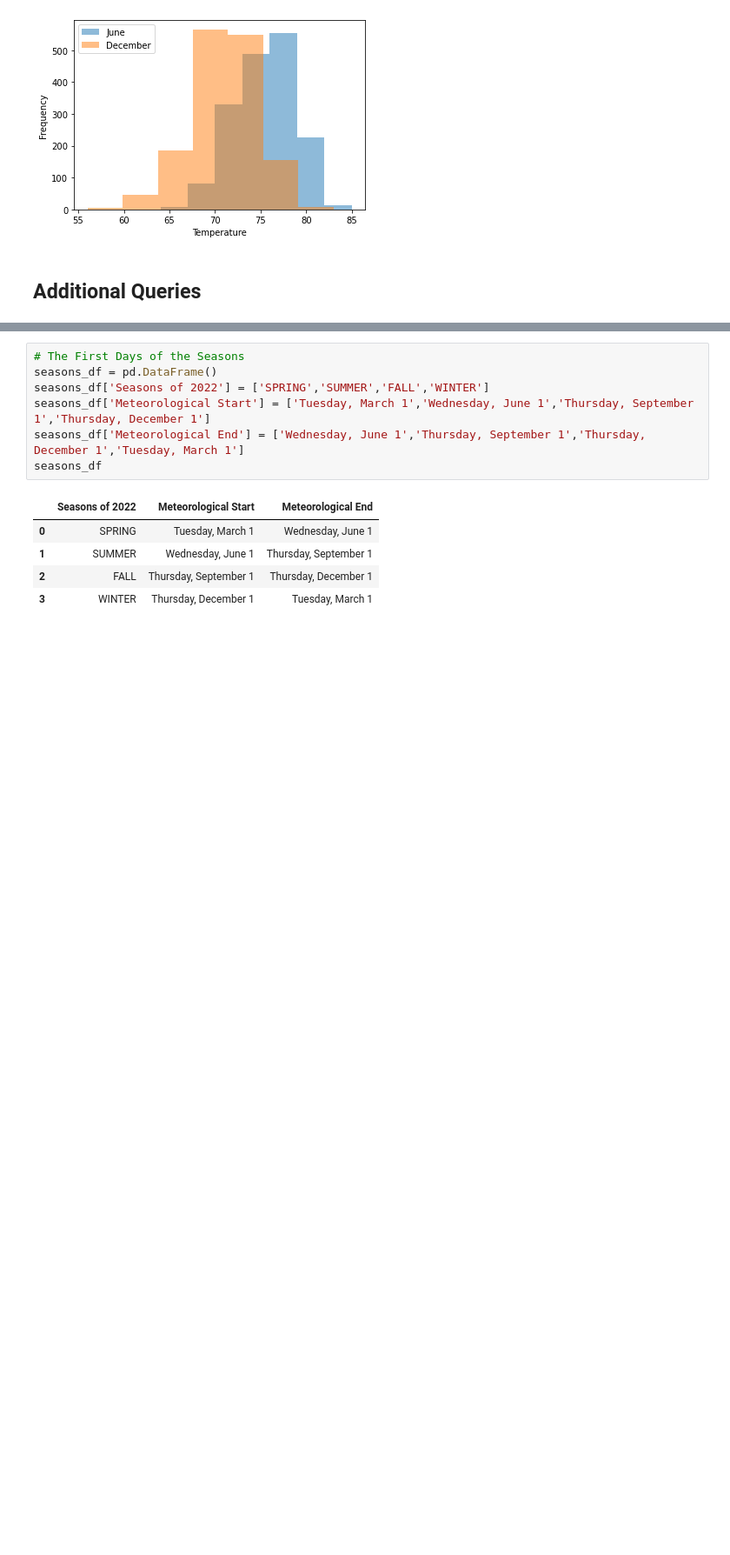
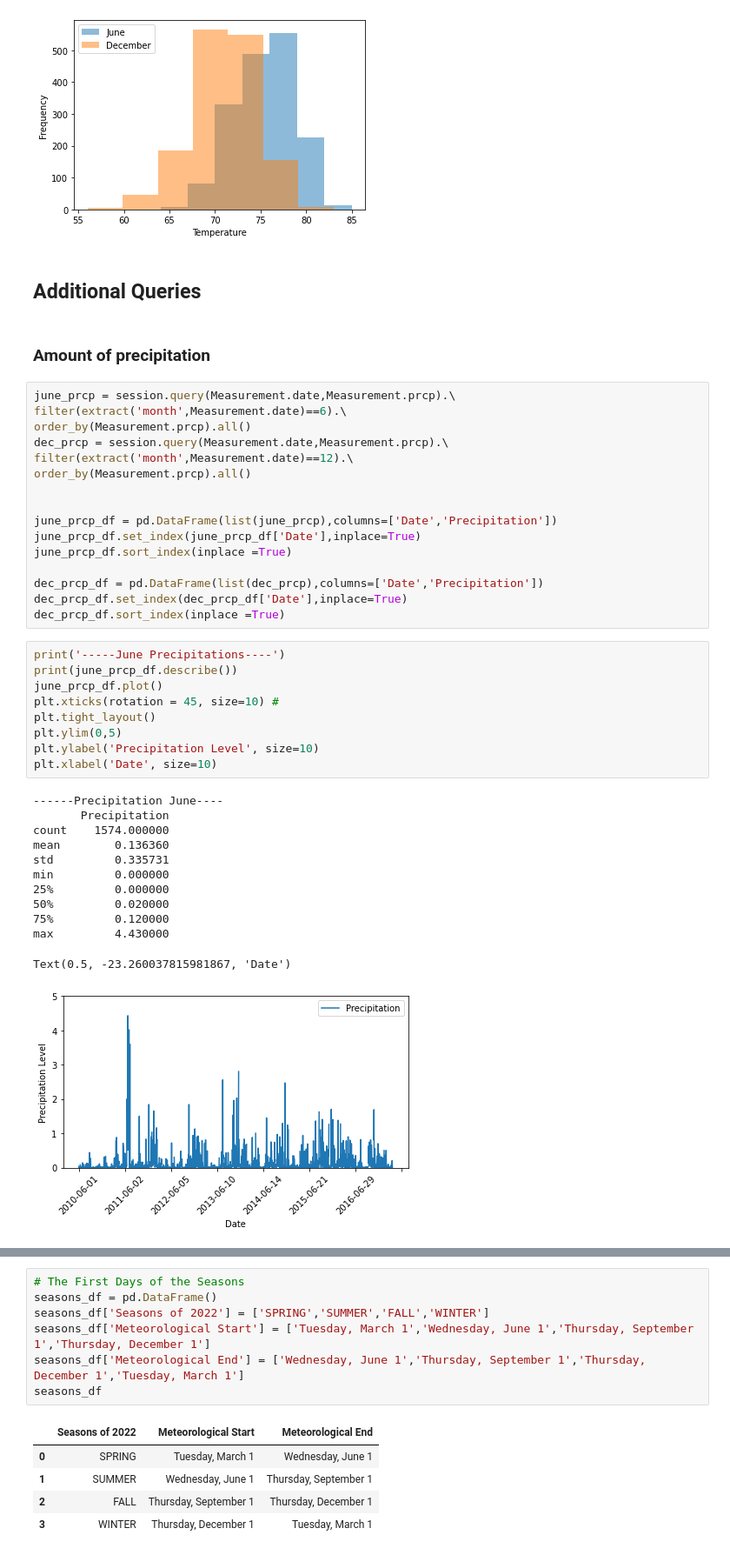
Before and after one commit to lindaperez/9_bk_Surfs-Up, a Jupyter notebook: SurfsUp_Challenge.ipynb, the cells around one changed output, grey strips where cells are left out. Shown: that part at 87% size. Drawn from its saved outputs; the diff is of its cells as text; blank space fills up the shorter version.

Commit message:
june and december precipitations

```diff
--- a/SurfsUp_Challenge.ipynb
+++ b/SurfsUp_Challenge.ipynb
@@ -133,3 +133,43 @@ plt.show()
 [figure]
 # %% [markdown]
 ## Additional Queries
+# %% [markdown]
+### Amount of precipitation
+# %%
+june_prcp = session.query(Measurement.date,Measurement.prcp).\
+filter(extract('month',Measurement.date)==6).\
+order_by(Measurement.prcp).all()
+dec_prcp = session.query(Measurement.date,Measurement.prcp).\
+filter(extract('month',Measurement.date)==12).\
+order_by(Measurement.prcp).all()
+
+
+june_prcp_df = pd.DataFrame(list(june_prcp),columns=['Date','Precipitation'])
+june_prcp_df.set_index(june_prcp_df['Date'],inplace=True)
+june_prcp_df.sort_index(inplace =True)
+
+dec_prcp_df = pd.DataFrame(list(dec_prcp),columns=['Date','Precipitation'])
+dec_prcp_df.set_index(dec_prcp_df['Date'],inplace=True)
+dec_prcp_df.sort_index(inplace =True)
+# %%
+print('-----June Precipitations----')
+print(june_prcp_df.describe())
+june_prcp_df.plot()
+plt.xticks(rotation = 45, size=10) #
+plt.tight_layout()
+plt.ylim(0,5)
+plt.ylabel('Precipitation Level', size=10)
+plt.xlabel('Date', size=10)
+# %% [output]
+------Precipitation June----
+       Precipitation
+count    1574.000000
+mean        0.136360
+std         0.335731
+min         0.000000
+25%         0.000000
+50%         0.020000
+75%         0.120000
+max         4.430000
+Text(0.5, -23.260037815981867, 'Date')
+[figure, added]
```
Also changed, not shown: parts of 13 cells of this notebook, 5 other files.
